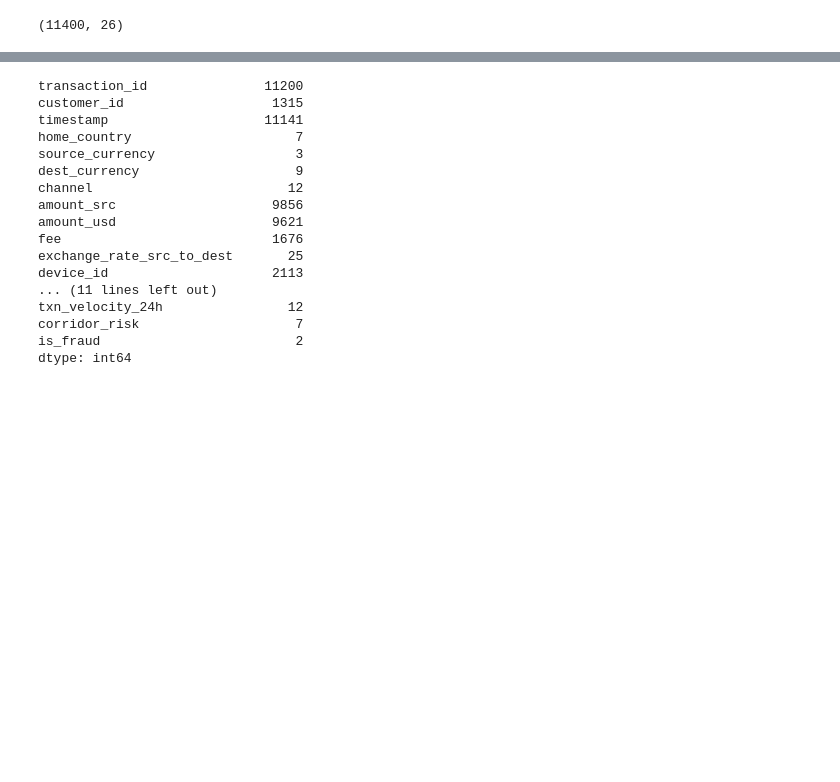
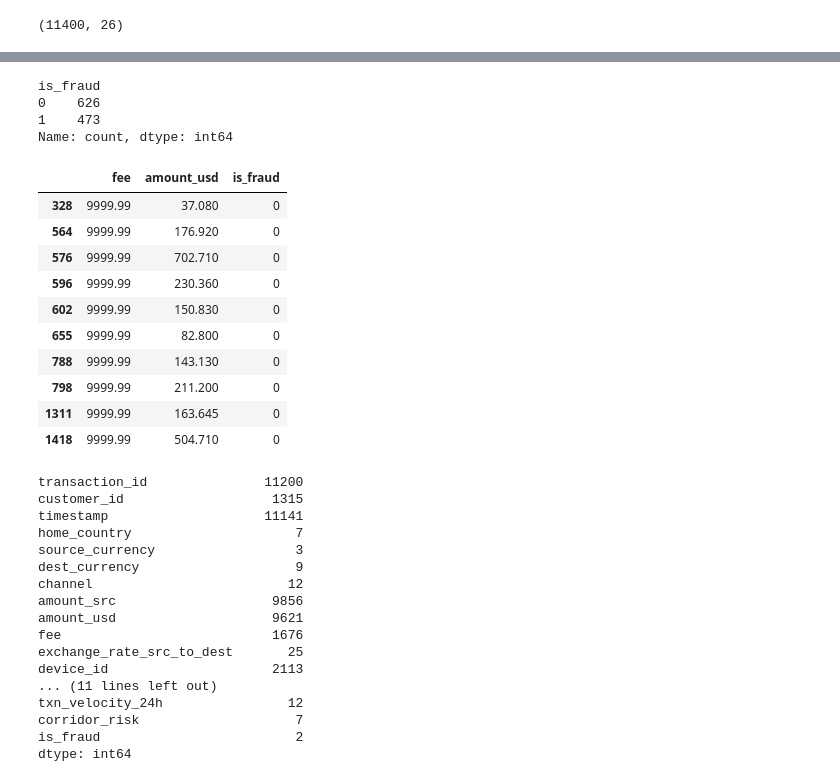
Before and after one commit to fattyabdulkarim/fraud-detection, a Jupyter notebook: Notebook/EDA.ipynb, the cells around one changed output, grey strips where cells are left out. Saved outputs shown, nothing was run; the diff lists cells and outputs as text; code cells hidden in the pictures; blank space fills up the shorter version.

```diff
--- a/Notebook/EDA.ipynb
+++ b/Notebook/EDA.ipynb
@@ -72,3 +434,26 @@ df[df.duplicated()]
+# %%
+#to check if they are associated with fraud
+fee_outliers['is_fraud'].value_counts()
+# %% [output]
+is_fraud
+0    626
+1    473
+Name: count, dtype: int64
+# %%
+# to show 10 largest fees
+df.nlargest(10, 'fee')[['fee', 'amount_usd', 'is_fraud']]
+# %% [output]
+|  | fee | amount_usd | is_fraud |
+| 328 | 9999.99 | 37.080 | 0 |
+| 564 | 9999.99 | 176.920 | 0 |
+| 576 | 9999.99 | 702.710 | 0 |
+| 596 | 9999.99 | 230.360 | 0 |
+| 602 | 9999.99 | 150.830 | 0 |
+| 655 | 9999.99 | 82.800 | 0 |
+| 788 | 9999.99 | 143.130 | 0 |
+| 798 | 9999.99 | 211.200 | 0 |
+| 1311 | 9999.99 | 163.645 | 0 |
+| 1418 | 9999.99 | 504.710 | 0 |
 # %%
 df.nunique()
 # %% [output]
```
Also changed, not shown: parts of 45 cells of this notebook, 1 other file.
